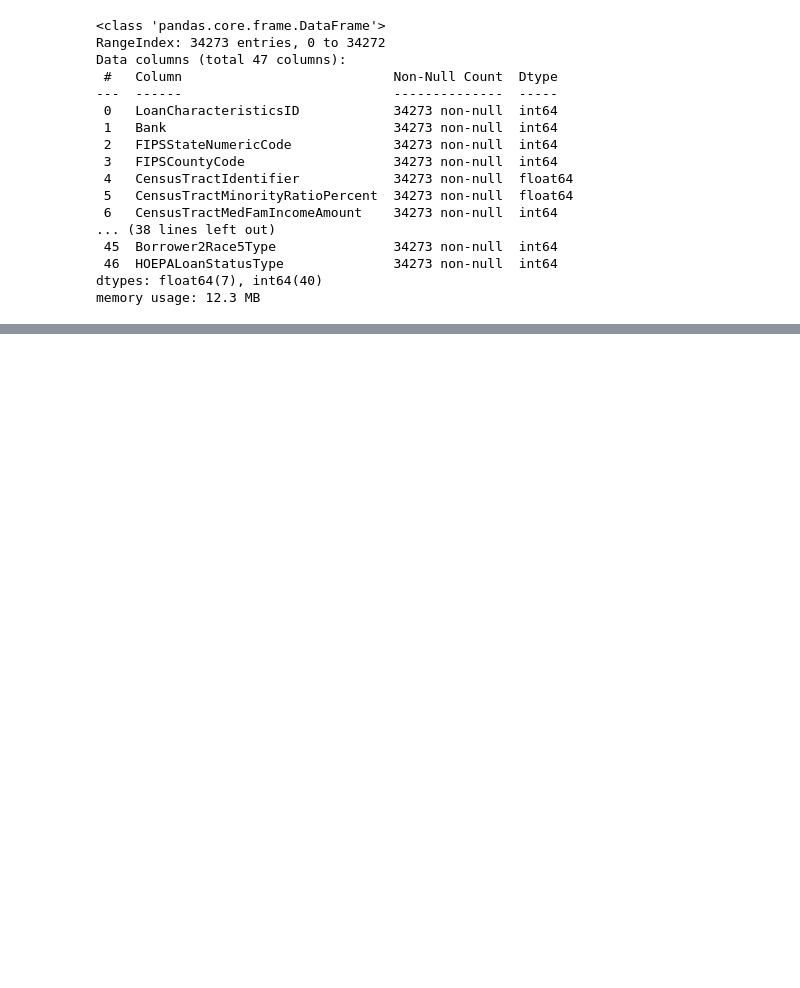
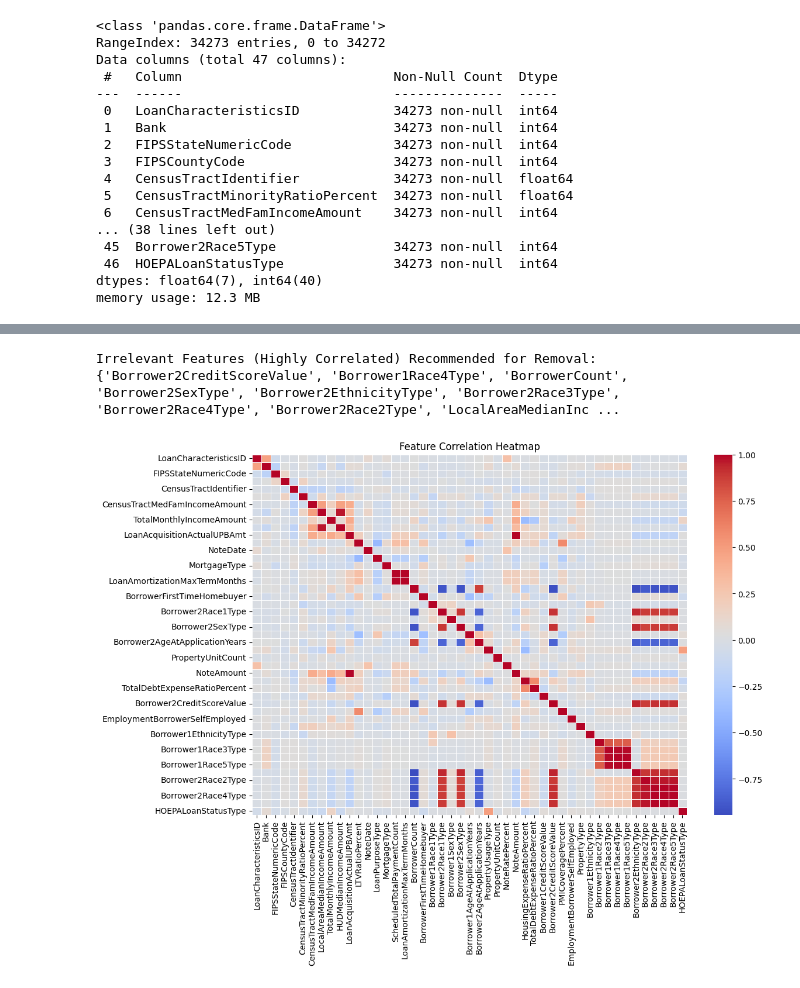
Before and after one commit to Prajwalv28/Capstone, a Jupyter notebook: Trial_git.ipynb, the cells around one changed output, grey strips where cells are left out. Saved outputs shown, nothing was run; the diff lists cells and outputs as text; code cells hidden in the pictures; blank space fills up the shorter version.

```diff
--- a/Trial_git.ipynb
+++ b/Trial_git.ipynb
@@ -505,0 +618,33 @@ array([1, 2, 3, 6])
+# %%
+# Select only numerical columns
+numerical_df = df.select_dtypes(include=[np.number])
+
+# Compute the correlation matrix
+correlation_matrix = numerical_df.corr()
+
+# Identify highly correlated features (correlation coefficient > 0.9)
+threshold = 0.9
+high_corr_pairs = set()
+irrelevant_features = set()
+
+for i in range(len(correlation_matrix.columns)):
+    for j in range(i):
+        if abs(correlation_matrix.iloc[i, j]) > threshold:
+            feature1 = correlation_matrix.columns[i]
+            feature2 = correlation_matrix.columns[j]
+            high_corr_pairs.add((feature1, feature2))
+            irrelevant_features.add(feature2)  # Mark one as redundant
+
+# Print irrelevant features
+print("Irrelevant Features (Highly Correlated) Recommended for Removal:")
+print(irrelevant_features)
+
+# Plot heatmap of correlation matrix
+plt.figure(figsize=(12, 8))
+sns.heatmap(correlation_matrix, annot=False, cmap="coolwarm", linewidths=0.5)
+plt.title("Feature Correlation Heatmap")
+plt.show()
+# %% [output]
+Irrelevant Features (Highly Correlated) Recommended for Removal:
+{'Borrower2CreditScoreValue', 'Borrower1Race4Type', 'BorrowerCount', 'Borrower2SexType', 'Borrower2EthnicityType', 'Borrower2Race3Type', 'Borrower2Race4Type', 'Borrower2Race2Type', 'LocalAreaMedianInc ...
+[figure, added]
```
Also changed, not shown: parts of 22 cells of this notebook.
